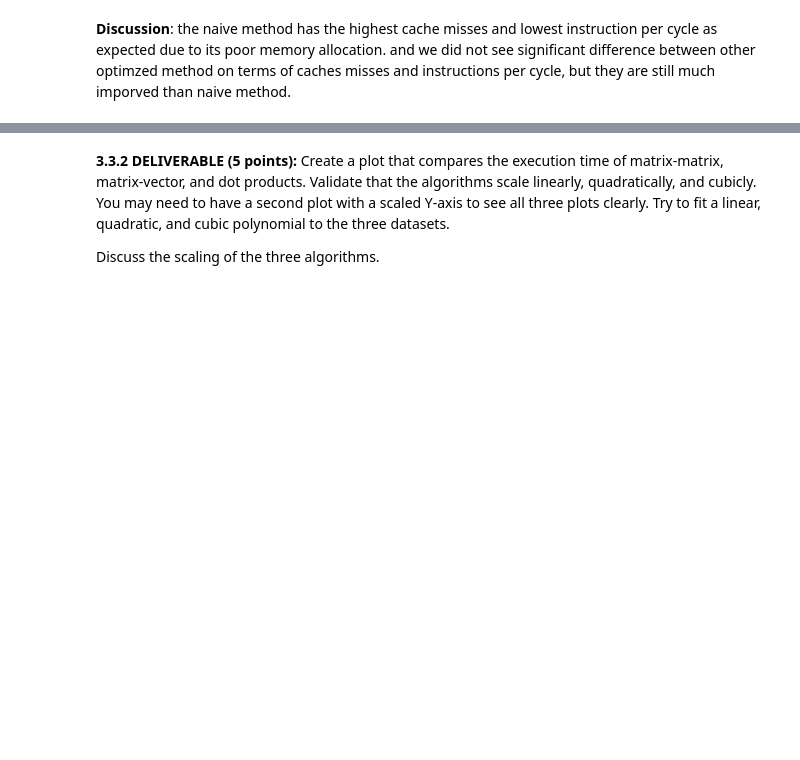
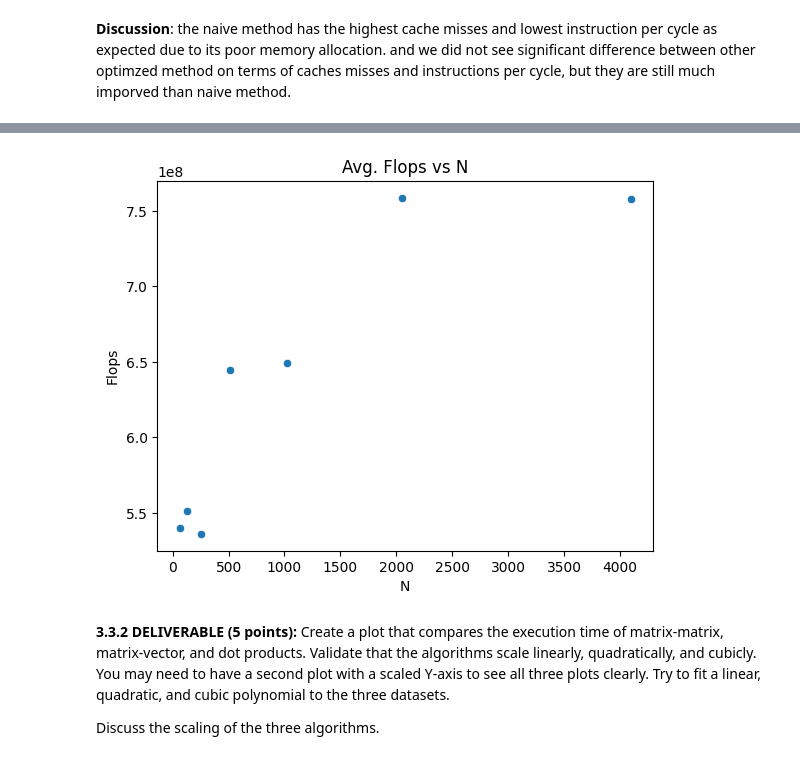
Before and after one commit to awwle6107/eecs569_assignment, a Jupyter notebook: hw1/hw01-submission-groupname.ipynb, the cells around one changed output, grey strips where cells are left out. Cells and saved outputs as stored; diff of their text form; code cells hidden in the pictures; blank space fills up the shorter version.

```diff
--- a/hw1/hw01-submission-groupname.ipynb
+++ b/hw1/hw01-submission-groupname.ipynb
@@ -420,3 +472,23 @@ Link to your **commented** matrix-vector product code: []()
+# %%
+# plot code: average Flops vs N plot (matrix-vector product)
+
+import matplotlib.pyplot as plt
+import numpy as np
+import seaborn as sns
+import pandas as pd
+import warnings
+warnings.filterwarnings('ignore')
+
+dataFrame = pd.read_csv("matrixvector_ave.csv")
+
+sns.scatterplot(dataFrame['N'],dataFrame['Flops'])
+
+plt.xlabel("N")
+plt.ylabel("Flops")
+plt.title("Avg. Flops vs N")
+plt.show()
+# %% [output]
+[figure, added]
 # %% [markdown]
 **3.3.2 DELIVERABLE (5 points):** Create a plot that compares the execution time of matrix-matrix, matrix-vector, and dot products. Validate that the algorithms scale linearly, quadratically, and cubicly. You may need to have a second plot with a scaled Y-axis to see all three plots clearly. Try to fit a linear, quadratic, and cubic polynomial to the three datasets.
 
```
Also changed, not shown: parts of 10 cells of this notebook, 7 other files.
